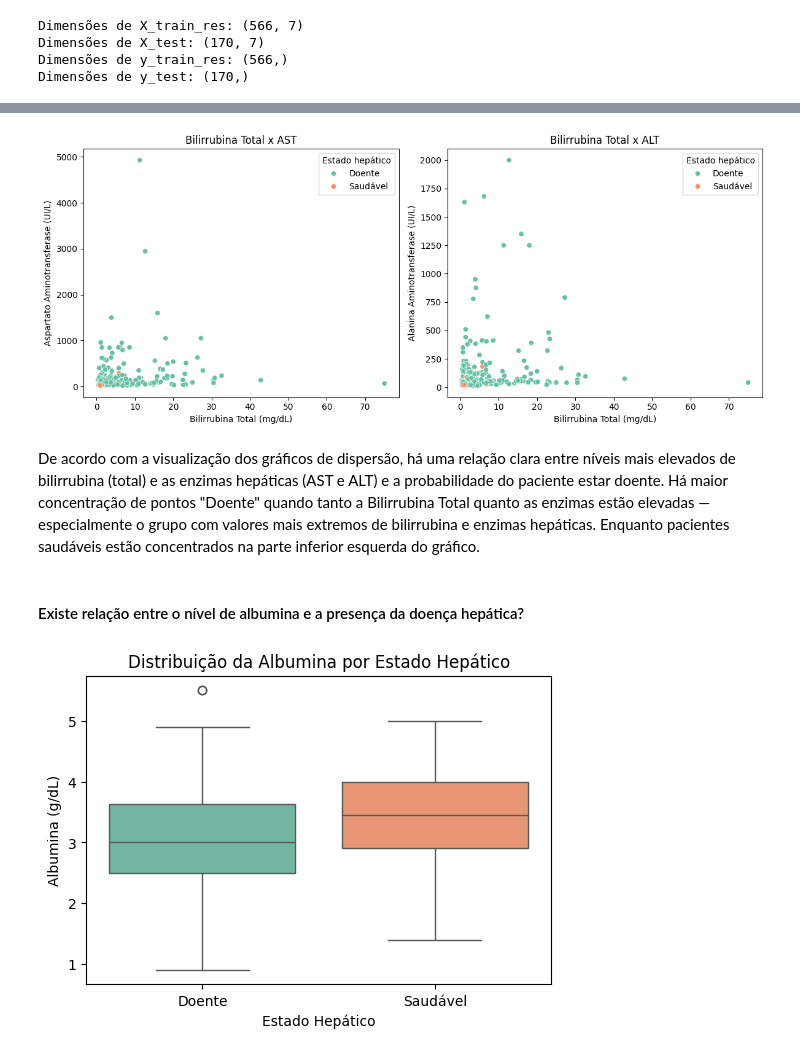
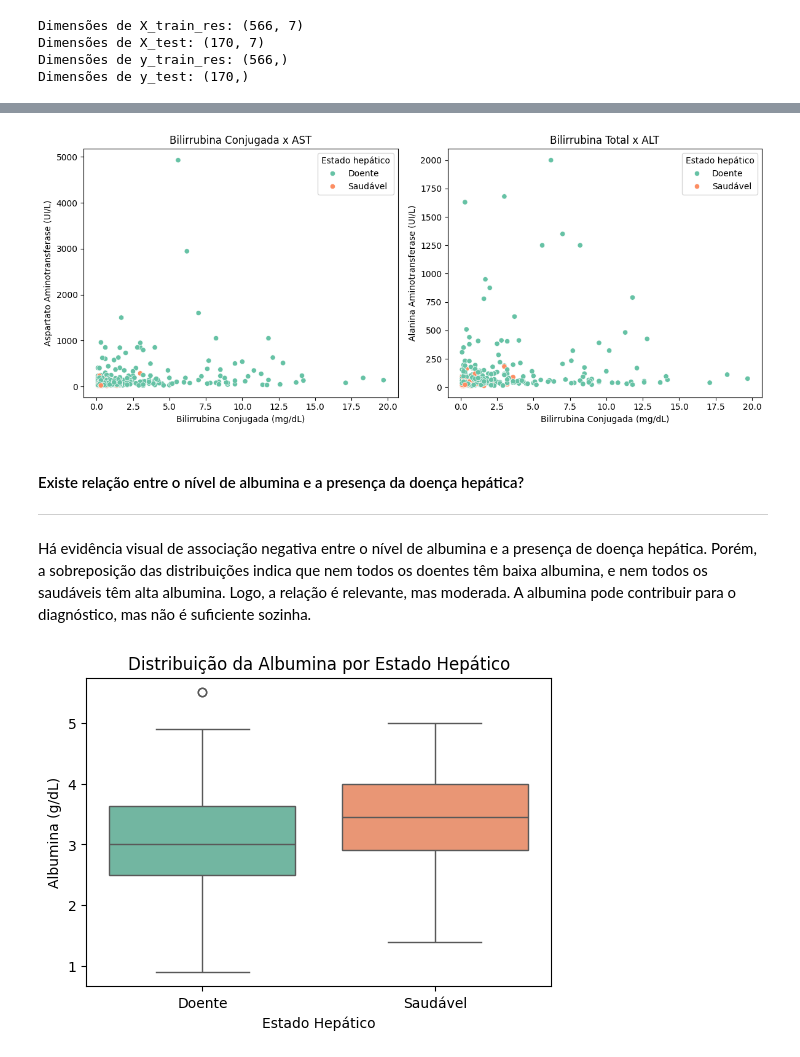
Before and after one commit to paulaRMachado/PUC-RIO-DTSC-MVP2, a Jupyter notebook: PUC_MVP_2.ipynb, the cells around one changed output, grey strips where cells are left out. Saved outputs shown, nothing was run; the diff lists cells and outputs as text; code cells hidden in the pictures.

```diff
--- a/PUC_MVP_2.ipynb
+++ b/PUC_MVP_2.ipynb
@@ -413,32 +489,33 @@ Dimensões de y_test: (170,)
 # %%
 plt.figure(figsize=(12, 5))
 
 # Total Bilirubin vs AST
 plt.subplot(1, 2, 1)
 sns.scatterplot(
     data=bronze,
-    x='Bilirrubina Total (mg/dL)', y='Aspartato Aminotransferase (UI/L)',
+    x='Bilirrubina Conjugada (mg/dL)', y='Aspartato Aminotransferase (UI/L)',
     hue='Estado hepático', palette='Set2'
 )
-plt.title('Bilirrubina Total x AST')
+plt.title('Bilirrubina Conjugada x AST')
 
 # Total Bilirubin vs ALT
 plt.subplot(1, 2, 2)
 sns.scatterplot(
     data=bronze,
-    x='Bilirrubina Total (mg/dL)', y='Alanina Aminotransferase (UI/L)',
+    x='Bilirrubina Conjugada (mg/dL)', y='Alanina Aminotransferase (UI/L)',
     hue='Estado hepático', palette='Set2'
 )
 plt.title('Bilirrubina Total x ALT')
 
 plt.tight_layout()
 plt.show()
 # %% [output]
-[figure, old version]
+[figure, new version]
-# %% [markdown]
-De acordo com a visualização dos gráficos de dispersão, há uma relação clara entre níveis mais elevados de bilirrubina (total) e as enzimas hepáticas (AST e ALT) e a probabilidade do paciente estar doente. Há maior concentração de pontos "Doente" quando tanto a Bilirrubina Total quanto as enzimas estão elevadas — especialmente o grupo com valores mais extremos de bilirrubina e enzimas hepáticas. Enquanto pacientes saudáveis estão concentrados na parte inferior esquerda do gráfico.
-# %% [markdown]
-#### Existe relação entre o nível de albumina e a presença da doença hepática?
+# %% [markdown]
+#### Existe relação entre o nível de albumina e a presença da doença hepática?
+
+---
+Há evidência visual de associação negativa entre o nível de albumina e a presença de doença hepática. Porém, a sobreposição das distribuições indica que nem todos os doentes têm baixa albumina, e nem todos os saudáveis têm alta albumina. Logo, a relação é relevante, mas moderada. A albumina pode contribuir para o diagnóstico, mas não é suficiente sozinha.
 # %%
 plt.figure(figsize=(6,4))
 sns.boxplot(
```
Also changed, not shown: parts of 35 cells of this notebook.
